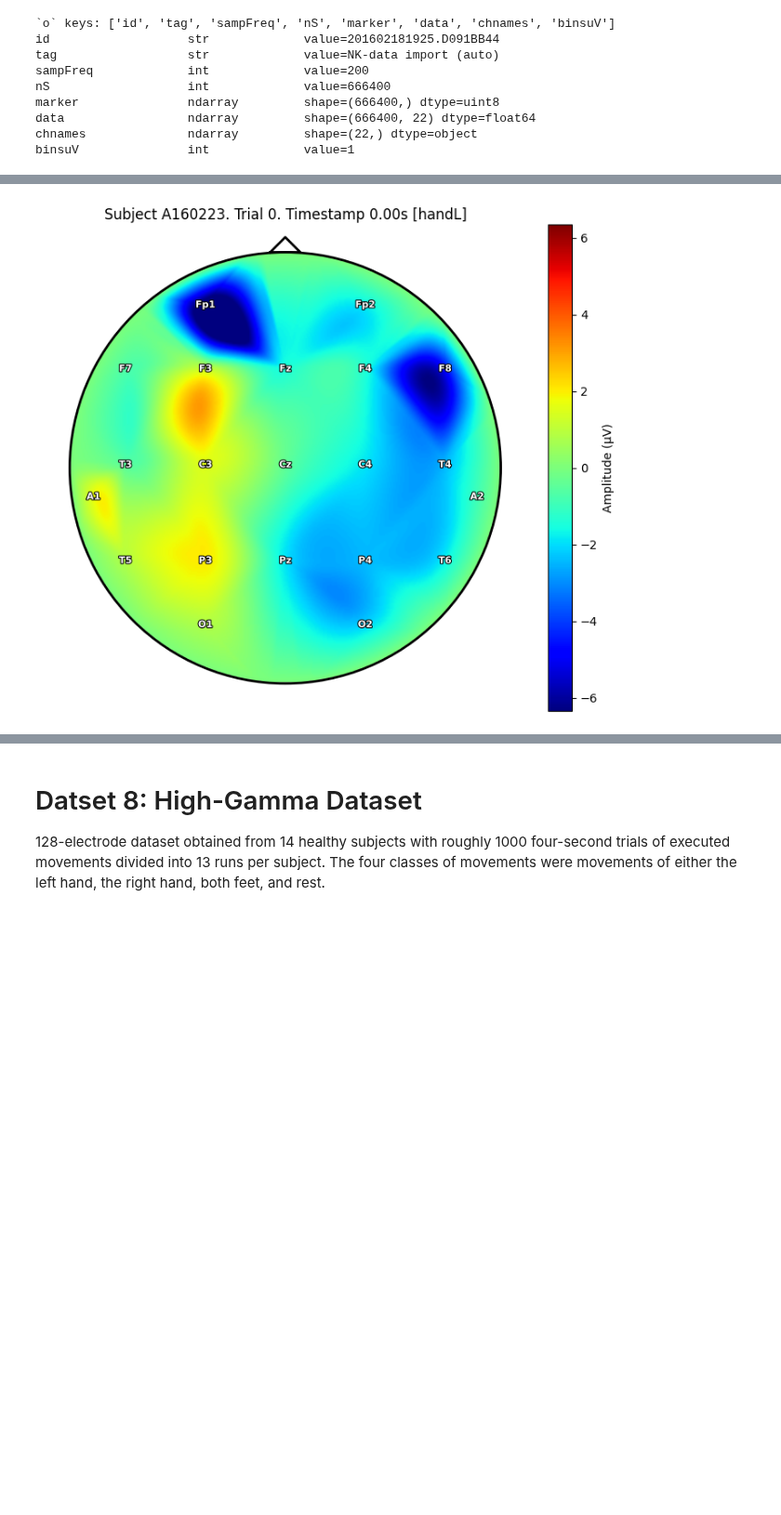
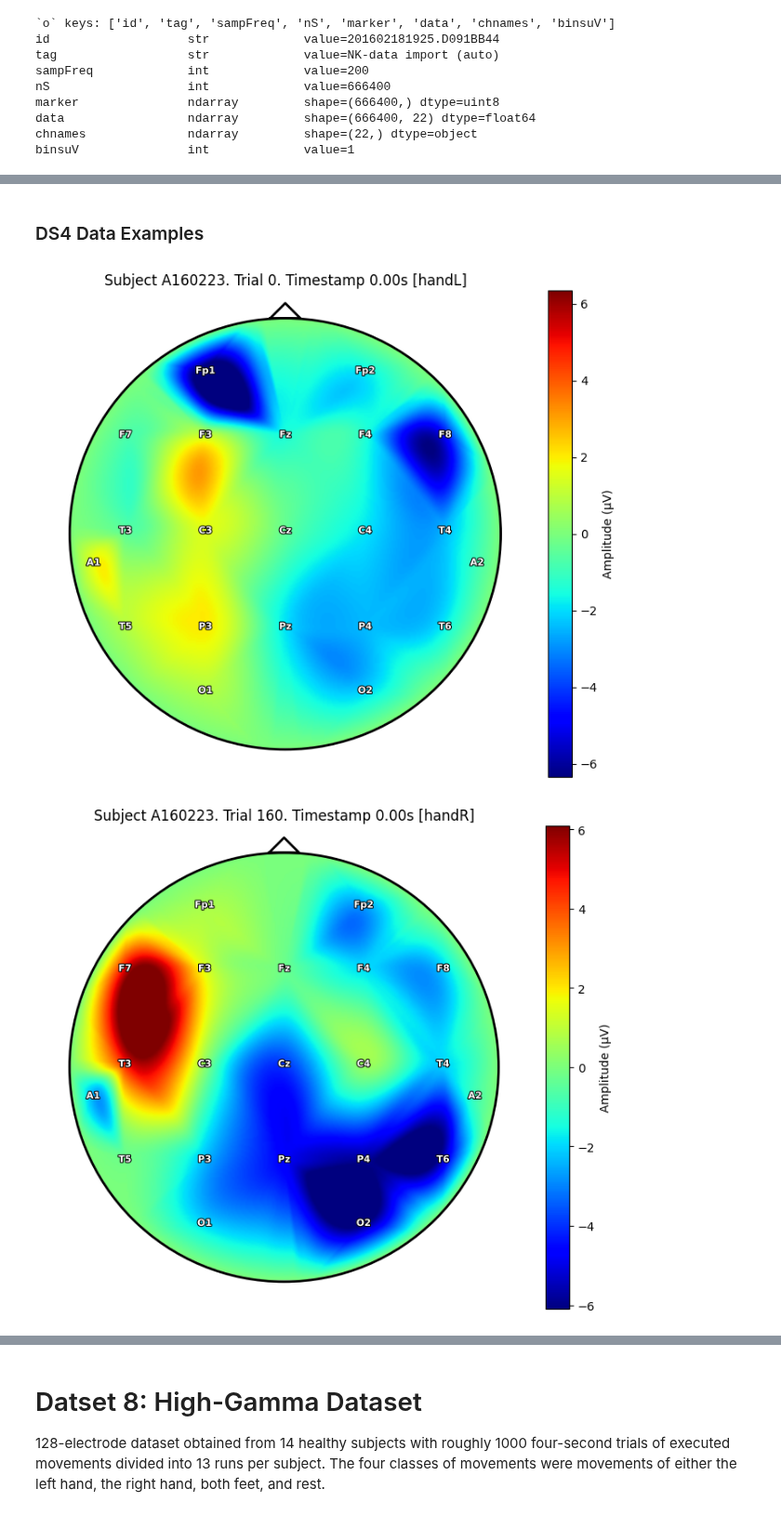
Before and after one commit to annzb/eeg-mi-decoders, a Jupyter notebook: main.ipynb, the cells around one changed output, grey strips where cells are left out. Shown at 93% size. Drawn from its saved outputs; the diff is of its cells as text; code cells hidden in the pictures; blank space fills up the shorter version.

```diff
--- a/main.ipynb
+++ b/main.ipynb
@@ -230,4 +233,7 @@ X: (959, 21, 170), Y: (959,)
+# %% [markdown]
+### DS4 Data Examples
 # %%
-ds4_subject.plot_head(trial=0, plot_joint=False)
+ds4_subject223.plot_head(trial=0, plot_joint=True)
 # %% [output]
 [figure]
+[figure, added]
```
Also changed, not shown: parts of 22 cells of this notebook, 19 other files.
